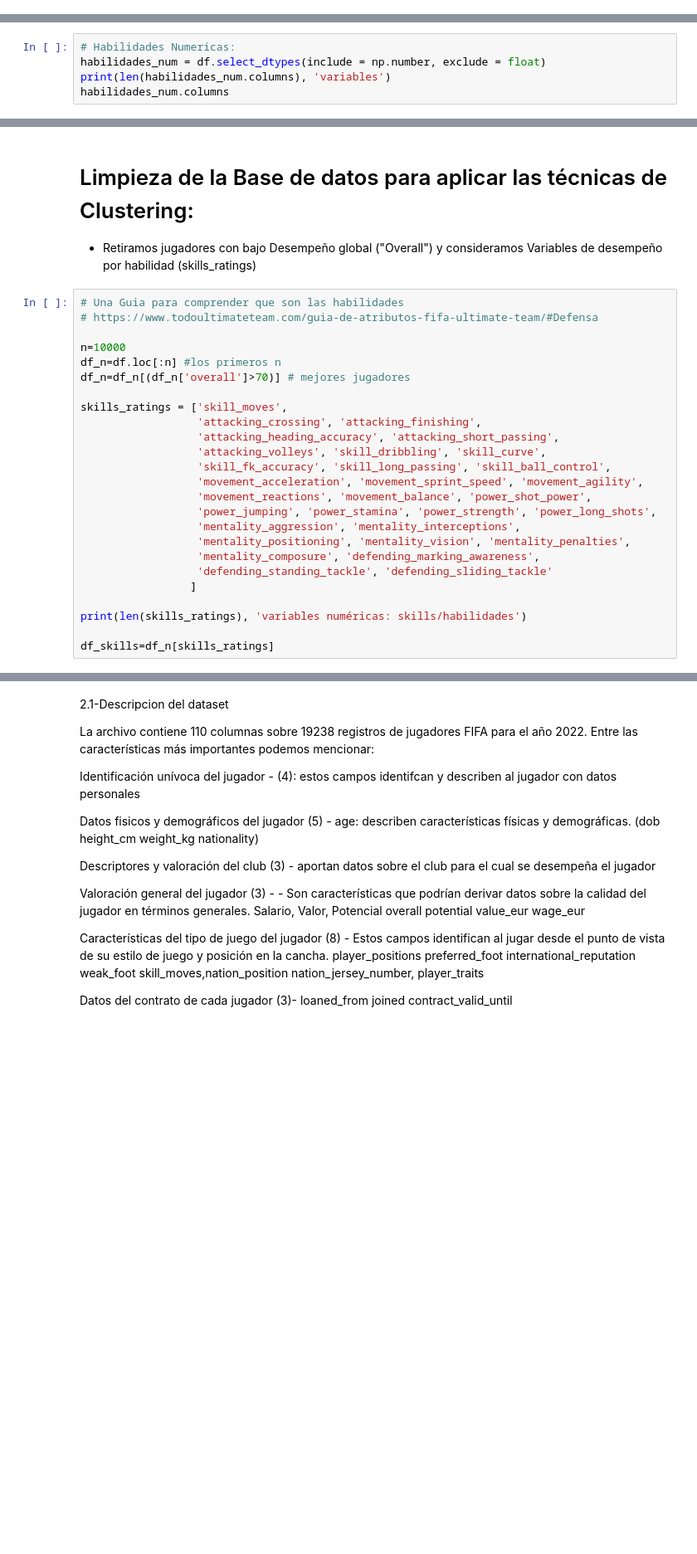
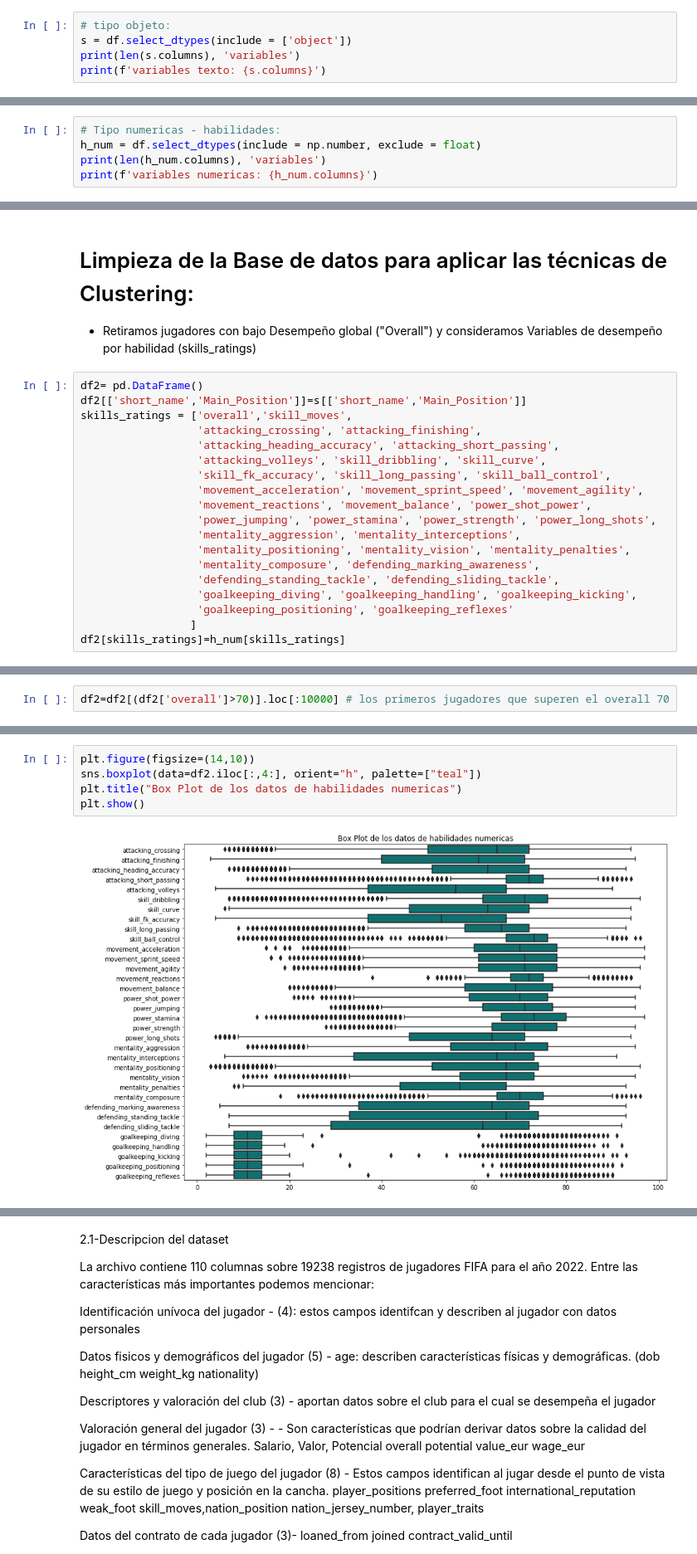
Before and after one commit to Grupo242022/AN_Supervisado_2022, a Jupyter notebook: Práctico_NoSupervisado_fifa2022_G24.ipynb, the cells around one changed output, grey strips where cells are left out. Shown at 83% size. Saved outputs shown, nothing was run; the diff lists cells and outputs as text; blank space fills up the shorter version.

```diff
--- a/Práctico_NoSupervisado_fifa2022_G24.ipynb
+++ b/Práctico_NoSupervisado_fifa2022_G24.ipynb
@@ -125,0 +175,5 @@ Name: skill_moves, Length: 19239, dtype: int64
+# %%
+# tipo objeto:
+s = df.select_dtypes(include = ['object'])
+print(len(s.columns), 'variables')
+print(f'variables texto: {s.columns}')
@@ -126,7 +191,7 @@ Name: skill_moves, Length: 19239, dtype: int64
 # %%
-# Habilidades Numericas:
-habilidades_num = df.select_dtypes(include = np.number, exclude = float)
-print(len(habilidades_num.columns), 'variables')
-habilidades_num.columns
+# Tipo numericas - habilidades:
+h_num = df.select_dtypes(include = np.number, exclude = float)
+print(len(h_num.columns), 'variables')
+print(f'variables numericas: {h_num.columns}')
 # %% [output]
 44 variables
@@ -151,14 +216,9 @@ Index(['sofifa_id', 'overall', 'potential', 'age', 'height_cm', 'weight_kg',
 
 - Retiramos jugadores con bajo Desempeño global ("Overall") y consideramos Variables de desempeño por habilidad (skills_ratings)
 # %%
-# Una Guia para comprender que son las habilidades
-# https://www.todoultimateteam.com/guia-de-atributos-fifa-ultimate-team/#Defensa
-
-n=10000
-df_n=df.loc[:n] #los primeros n
-df_n=df_n[(df_n['overall']>70)] # mejores jugadores
-
-skills_ratings = ['skill_moves',
+df2= pd.DataFrame()
+df2[['short_name','Main_Position']]=s[['short_name','Main_Position']]
+skills_ratings = ['overall','skill_moves',
                   'attacking_crossing', 'attacking_finishing',
                   'attacking_heading_accuracy', 'attacking_short_passing',
                   'attacking_volleys', 'skill_dribbling', 'skill_curve',
@@ -169,9 +229,8 @@ skills_ratings = ['skill_moves',
                   'mentality_aggression', 'mentality_interceptions',
                   'mentality_positioning', 'mentality_vision', 'mentality_penalties',
                   'mentality_composure', 'defending_marking_awareness',
-                  'defending_standing_tackle', 'defending_sliding_tackle'
+                  'defending_standing_tackle', 'defending_sliding_tackle',
+                  'goalkeeping_diving', 'goalkeeping_handling', 'goalkeeping_kicking',
+                  'goalkeeping_positioning', 'goalkeeping_reflexes'
                  ]
-
-print(len(skills_ratings), 'variables numéricas: skills/habilidades')
-
-df_skills=df_n[skills_ratings]
+df2[skills_ratings]=h_num[skills_ratings]
@@ -211,0 +237,2 @@ plt.show()
+# %%
+df2=df2[(df2['overall']>70)].loc[:10000] # los primeros jugadores que superen el overall 70
@@ -211,0 +259,7 @@ plt.show()
+# %%
+plt.figure(figsize=(14,10))
+sns.boxplot(data=df2.iloc[:,4:], orient="h", palette=["teal"])
+plt.title("Box Plot de los datos de habilidades numericas")
+plt.show()
+# %% [output]
+[figure, added]
```
Also changed, not shown: parts of 27 cells of this notebook.
